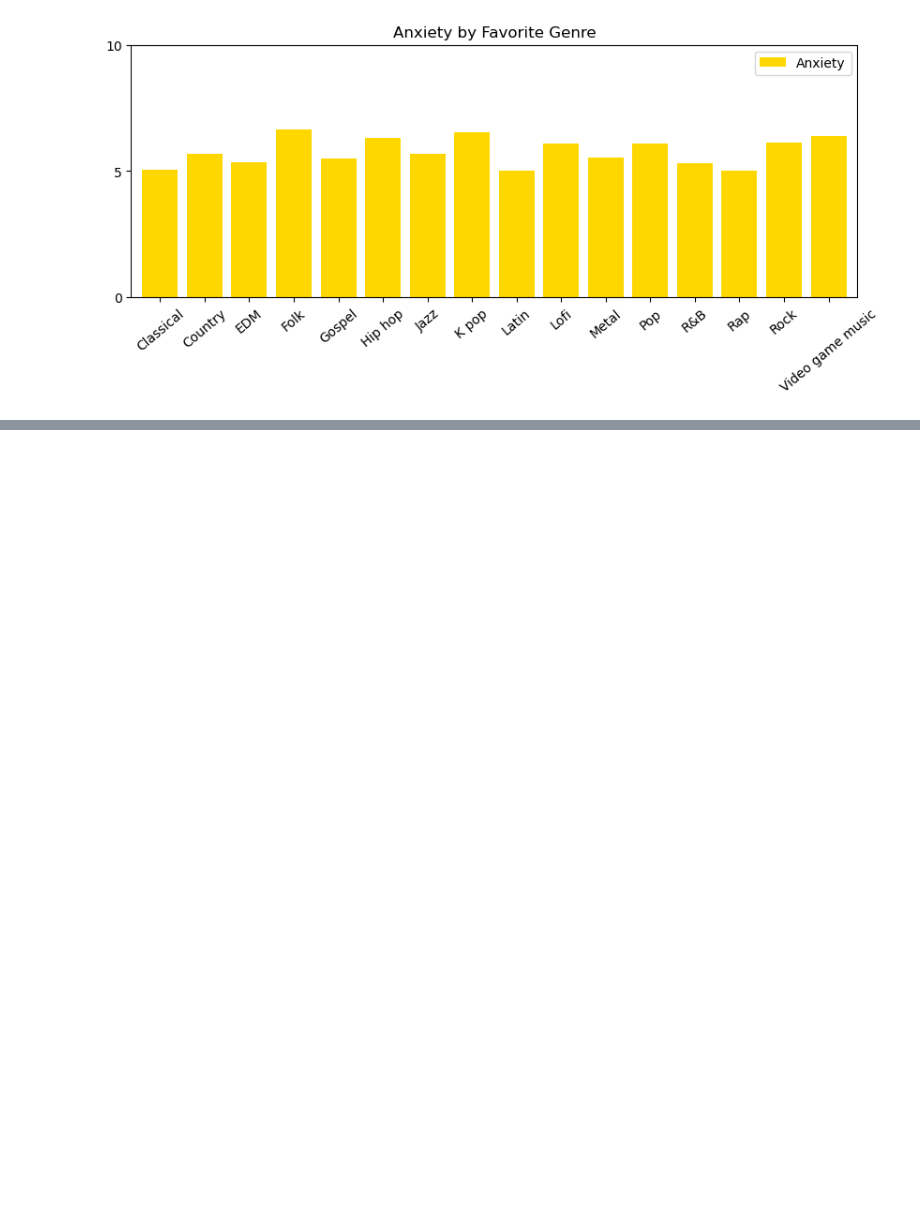
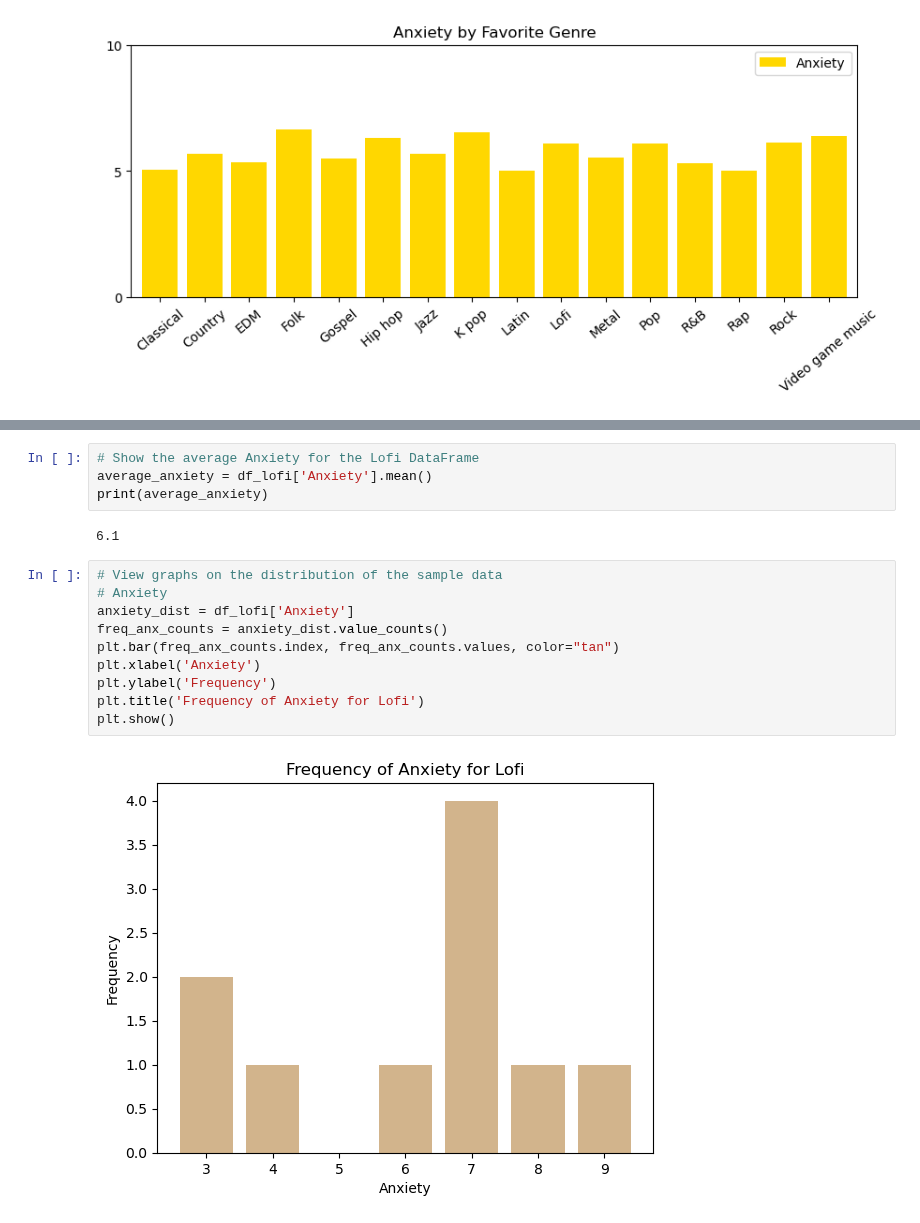
Before and after one commit to jdanielle12/project1, a Jupyter notebook: music_and_mental_health.ipynb, the cells around one changed output, grey strips where cells are left out. Cells and saved outputs as stored; diff of their text form; blank space fills up the shorter version.

```diff
--- a/music_and_mental_health.ipynb
+++ b/music_and_mental_health.ipynb
@@ -210,0 +72,18 @@ hours_per_day_anxiety = df_rock.plot.scatter(x="Hours per day",y="Anxiety",title
+# %%
+# Show the average Anxiety for the Lofi DataFrame
+average_anxiety = df_lofi['Anxiety'].mean()
+print(average_anxiety)
+# %% [output]
+6.1
+# %%
+# View graphs on the distribution of the sample data
+# Anxiety
+anxiety_dist = df_lofi['Anxiety']
+freq_anx_counts = anxiety_dist.value_counts()
+plt.bar(freq_anx_counts.index, freq_anx_counts.values, color="tan")
+plt.xlabel('Anxiety')
+plt.ylabel('Frequency')
+plt.title('Frequency of Anxiety for Lofi')
+plt.show()
+# %% [output]
+[figure, added]
```
Also changed, not shown: parts of 35 cells of this notebook, 25 other files.
